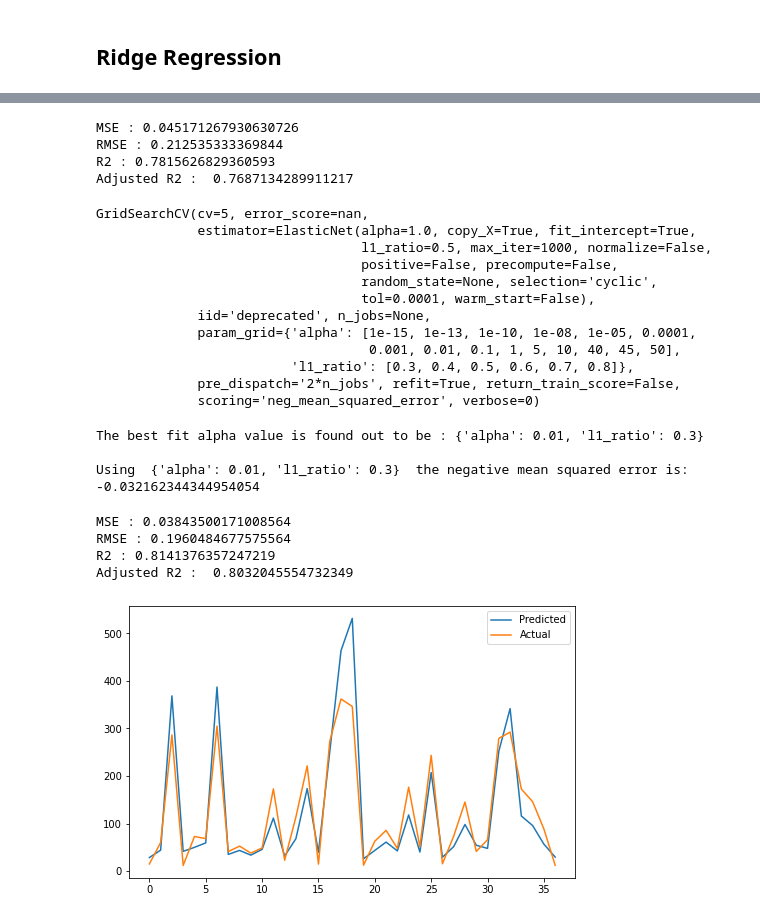
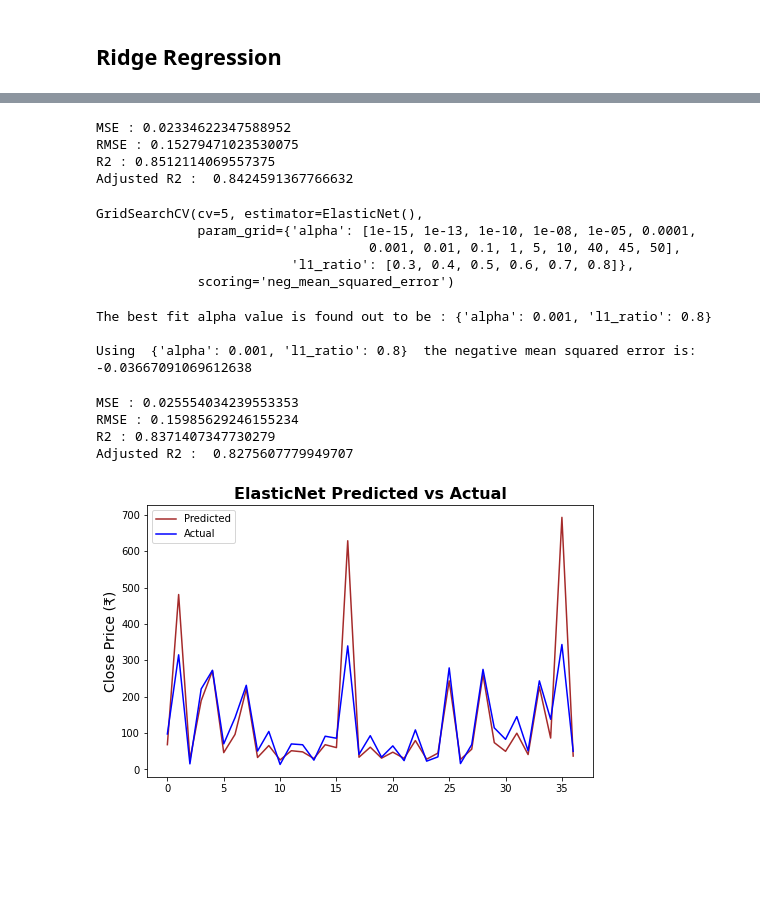
Before and after one commit to Mdanish2020/Yes_Bank_Stock_closing_Price_Prediction, a Jupyter notebook: ML_Capstone_project(Regression).ipynb, the cells around one changed output, grey strips where cells are left out. Saved outputs shown, nothing was run; the diff lists cells and outputs as text; code cells hidden in the pictures; blank space fills up the shorter version.

```diff
--- a/ML_Capstone_project(Regression).ipynb
+++ b/ML_Capstone_project(Regression).ipynb
@@ -323,4 +323,5 @@ Requirement already satisfied: numpy>=1.13.3 in /usr/local/lib/python3.7/dist-pa
 # %%
 #applying zscore to each values of independent variable
 from scipy.stats import zscore
-X = stock_df_dup[['Average','Year']].apply(zscore)
+X = round(stock_df_dup[['Low']].apply(zscore),3)
+X['Year'] = stock_df_dup['Year'].values
@@ -423,7 +440,7 @@ Here, We can see it is completely overfitted scenario, now we have to move towar
 # %% [markdown]
 ## **LASSO REGRESSION**
 # %%
-lasso  = Lasso(alpha=0.0001 , max_iter= 3000)
+lasso  = Lasso(alpha=0.0001 , max_iter= 5000)
 
 lasso.fit(X_train, y_train)
 # %% [output]
@@ -561,35 +577,28 @@ r2 = r2_score(y_test, y_pred_en)
 print("R2 :" ,r2)
 print("Adjusted R2 : ",1-(1-r2_score(y_test, y_pred_en))*((X_test.shape[0]-1)/(X_test.shape[0]-X_test.shape[1]-1)))
 # %% [output]
-MSE : 0.045171267930630726
-RMSE : 0.212535333369844
-R2 : 0.7815626829360593
-Adjusted R2 :  0.7687134289911217
+MSE : 0.02334622347588952
+RMSE : 0.15279471023530075
+R2 : 0.8512114069557375
+Adjusted R2 :  0.8424591367766632
 # %%
 elastic = ElasticNet()
 parameters = {'alpha': [1e-15,1e-13,1e-10,1e-8,1e-5,1e-4,1e-3,1e-2,1e-1,1,5,10,40,45,50],'l1_ratio':[0.3,0.4,0.5,0.6,0.7,0.8]}
 elastic_regressor = GridSearchCV(elastic, parameters, scoring='neg_mean_squared_error',cv=5)
 elastic_regressor.fit(X_train, y_train)
 # %% [output]
-GridSearchCV(cv=5, error_score=nan,
-             estimator=ElasticNet(alpha=1.0, copy_X=True, fit_intercept=True,
-                                  l1_ratio=0.5, max_iter=1000, normalize=False,
-                                  positive=False, precompute=False,
-                                  random_state=None, selection='cyclic',
-                                  tol=0.0001, warm_start=False),
-             iid='deprecated', n_jobs=None,
+GridSearchCV(cv=5, estimator=ElasticNet(),
              param_grid={'alpha': [1e-15, 1e-13, 1e-10, 1e-08, 1e-05, 0.0001,
                                    0.001, 0.01, 0.1, 1, 5, 10, 40, 45, 50],
                          'l1_ratio': [0.3, 0.4, 0.5, 0.6, 0.7, 0.8]},
-             pre_dispatch='2*n_jobs', refit=True, return_train_score=False,
-             scoring='neg_mean_squared_error', verbose=0)
+             scoring='neg_mean_squared_error')
 # %%
 print("The best fit alpha value is found out to be :" ,elastic_regressor.best_params_)
 print("\nUsing ",elastic_regressor.best_params_, " the negative mean squared error is: ", elastic_regressor.best_score_)
 # %% [output]
-The best fit alpha value is found out to be : {'alpha': 0.01, 'l1_ratio': 0.3}
+The best fit alpha value is found out to be : {'alpha': 0.001, 'l1_ratio': 0.8}
 
-Using  {'alpha': 0.01, 'l1_ratio': 0.3}  the negative mean squared error is:  -0.032162344344954054
+Using  {'alpha': 0.001, 'l1_ratio': 0.8}  the negative mean squared error is:  -0.03667091069612638
 # %%
 y_pred_elastic = elastic_regressor.predict(X_test)
 # %%
@@ -603,15 +612,17 @@ r2 = r2_score(y_test, y_pred_elastic)
 print("R2 :" ,r2)
 print("Adjusted R2 : ",1-(1-r2_score(y_test, y_pred_elastic))*((X_test.shape[0]-1)/(X_test.shape[0]-X_test.shape[1]-1)))
 # %% [output]
-MSE : 0.03843500171008564
-RMSE : 0.1960484677575564
-R2 : 0.8141376357247219
-Adjusted R2 :  0.8032045554732349
+MSE : 0.025554034239553353
+RMSE : 0.15985629246155234
+R2 : 0.8371407347730279
+Adjusted R2 :  0.8275607779949707
 # %%
 plt.figure(figsize=(8,5))
-plt.plot(10**y_pred_elastic)
-plt.plot(np.array(10**y_test))
+plt.plot(10**y_pred_elastic,color = 'brown')
+plt.plot(np.array(10**y_test),color = 'blue')
 plt.legend(["Predicted","Actual"])
+plt.ylabel('Close Price (₹)',fontsize = 14)
+plt.title('ElasticNet Predicted vs Actual',fontweight = 'bold',fontsize = 16)
 plt.show()
 # %% [output]
-[figure, old version]
+[figure, new version]
```
Also changed, not shown: parts of 26 cells of this notebook.
